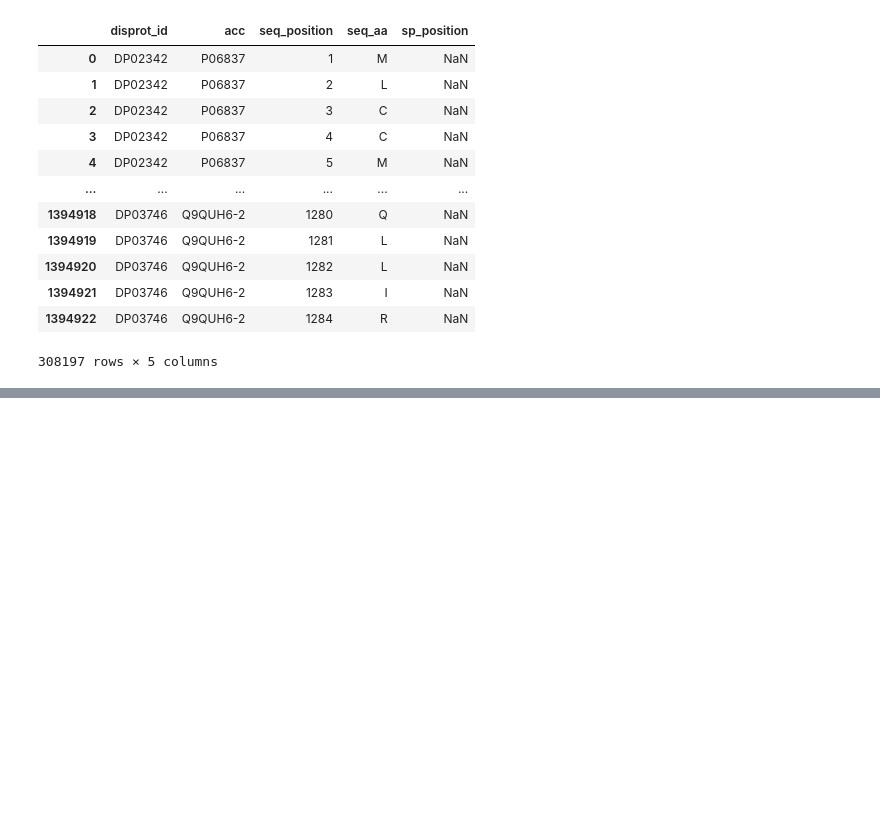
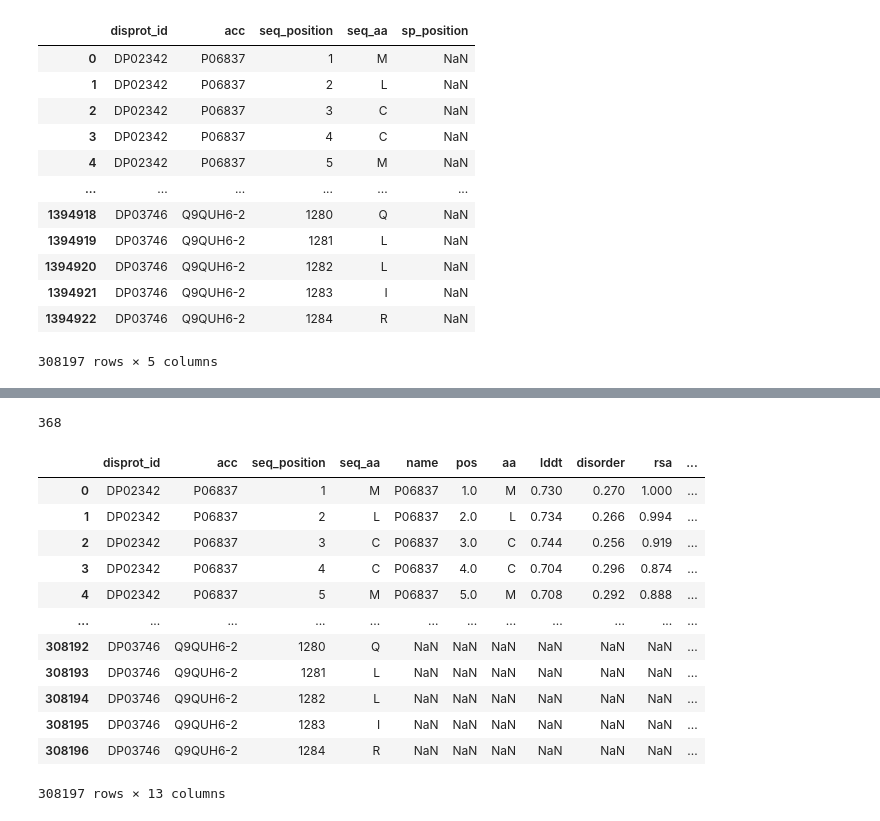
Before and after one commit to BioComputingUP/caid2-reference, a Jupyter notebook: src/notebooks/references.ipynb, the cells around one changed output, grey strips where cells are left out. Cells and saved outputs as stored; diff of their text form; code cells hidden in the pictures; blank space fills up the shorter version.

```diff
--- a/src/notebooks/references.ipynb
+++ b/src/notebooks/references.ipynb
@@ -605,0 +632,16 @@ See the caveats in the documentation: https://pandas.pydata.org/pandas-docs/stab
+# %%
+df_af = pd.DataFrame()
+header = [ 'name'
+         , 'pos'
+         , 'aa'
+         , 'lddt'
+         , 'disorder'
+         , 'rsa'
+         , 'ss'
+         , 'disorder-25'
+         , 'binding-25-0.581' ]
+for af_file in os.listdir(f"{dir_data_alphafold}"):
+    af_pred = pd.read_csv(f"{dir_data_alphafold}/{af_file}", sep='\t')
+    df_af = pd.concat([df_af, af_pred], ignore_index=True)
+df_af['name'] = df_af['name'].apply(lambda x: x.replace('AF-','').replace('-F1-model_v3',''))
+df_af
@@ -605,0 +662,24 @@ See the caveats in the documentation: https://pandas.pydata.org/pandas-docs/stab
+# %%
+# Add Alphafold predictions
+df_sequence_af = pd.merge( left    = dp_sequence
+                         , right     = df_af
+                         , left_on  = ['acc', 'seq_position']
+                         , right_on = ['name', 'pos']
+                         , how      = 'left' )
+print(len(df_sequence_af.disprot_id.unique().tolist()))
+df_sequence_af
+# %% [output]
+368
+|  | disprot_id | acc | seq_position | seq_aa | name | pos | aa | lddt | disorder | rsa | ... |
+| 0 | DP02342 | P06837 | 1 | M | P06837 | 1.0 | M | 0.730 | 0.270 | 1.000 | ... |
+| 1 | DP02342 | P06837 | 2 | L | P06837 | 2.0 | L | 0.734 | 0.266 | 0.994 | ... |
+| 2 | DP02342 | P06837 | 3 | C | P06837 | 3.0 | C | 0.744 | 0.256 | 0.919 | ... |
+| 3 | DP02342 | P06837 | 4 | C | P06837 | 4.0 | C | 0.704 | 0.296 | 0.874 | ... |
+| 4 | DP02342 | P06837 | 5 | M | P06837 | 5.0 | M | 0.708 | 0.292 | 0.888 | ... |
+| ... | ... | ... | ... | ... | ... | ... | ... | ... | ... | ... | ... |
+| 308192 | DP03746 | Q9QUH6-2 | 1280 | Q | NaN | NaN | NaN | NaN | NaN | NaN | ... |
+| 308193 | DP03746 | Q9QUH6-2 | 1281 | L | NaN | NaN | NaN | NaN | NaN | NaN | ... |
+| 308194 | DP03746 | Q9QUH6-2 | 1282 | L | NaN | NaN | NaN | NaN | NaN | NaN | ... |
+| 308195 | DP03746 | Q9QUH6-2 | 1283 | I | NaN | NaN | NaN | NaN | NaN | NaN | ... |
+| 308196 | DP03746 | Q9QUH6-2 | 1284 | R | NaN | NaN | NaN | NaN | NaN | NaN | ... |
+308197 rows × 13 columns
```
Also changed, not shown: parts of 37 cells of this notebook.
